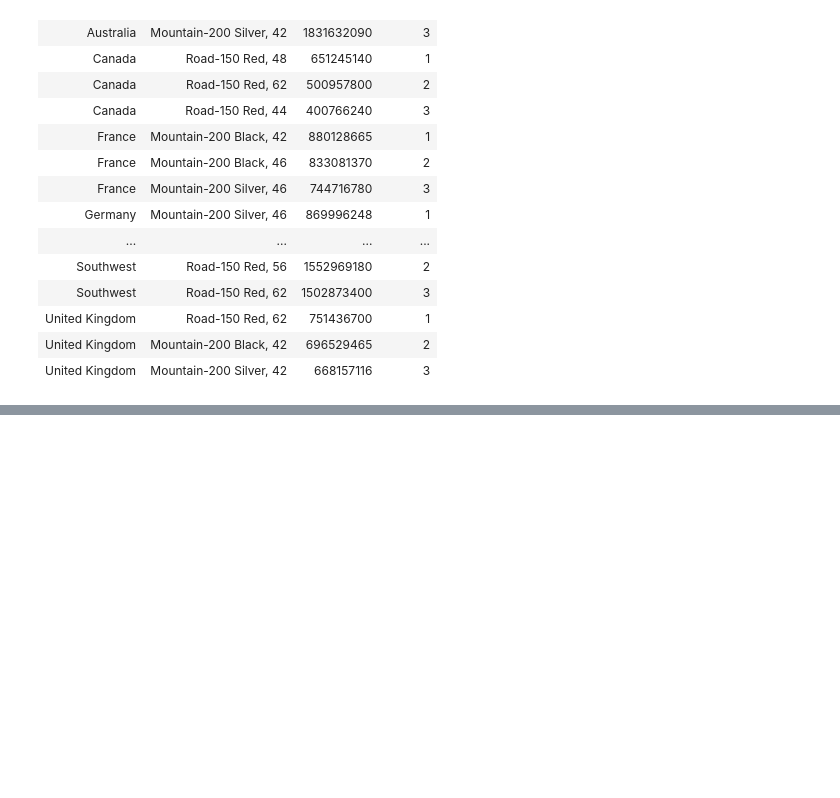
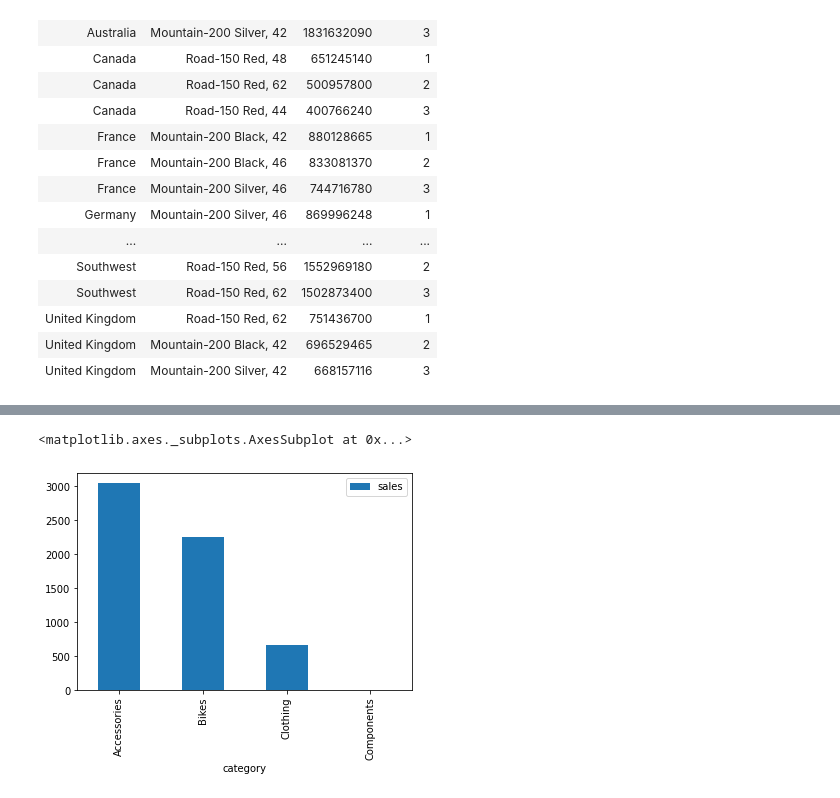
Before and after one commit to mhfaisaluddin/Churn-Prediction-on-Credit-Card-Data, a Jupyter notebook: sql_mini_porto.ipynb, the cells around one changed output, grey strips where cells are left out. Cells and saved outputs as stored; diff of their text form; code cells hidden in the pictures; blank space fills up the shorter version.

```diff
--- a/sql_mini_porto.ipynb
+++ b/sql_mini_porto.ipynb
@@ -635,0 +746,9 @@ WHERE ranking <=3
+# %%
+topcategory = pd.read_sql_query('''select category, count(distinct order_detail_id) sales
+                                from dim_product left join fact_sales using(product_id)
+                                group by 1''', engine)
+
+topcategory.plot(kind="bar", x="category", y="sales")
+# %% [output]
+<matplotlib.axes._subplots.AxesSubplot at 0x...>
+[figure, added]
```
Also changed, not shown: parts of 13 cells of this notebook.
